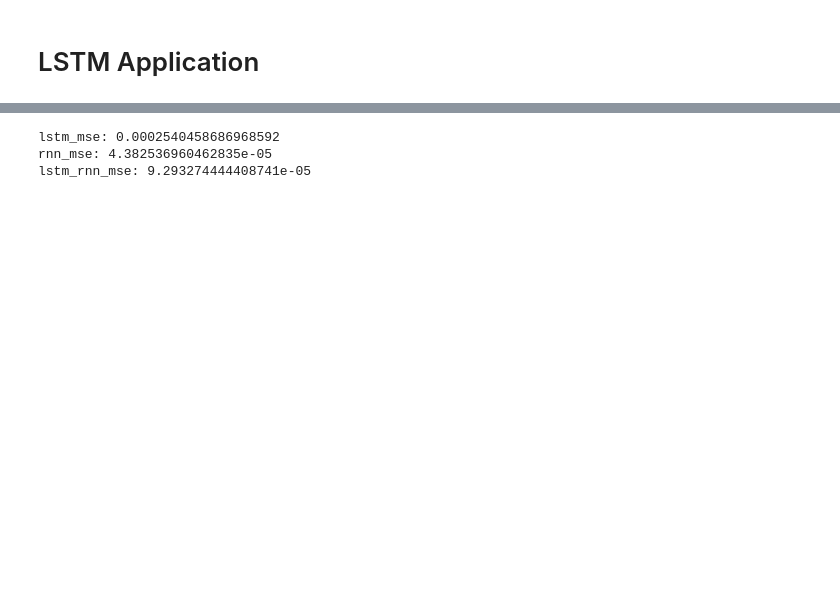
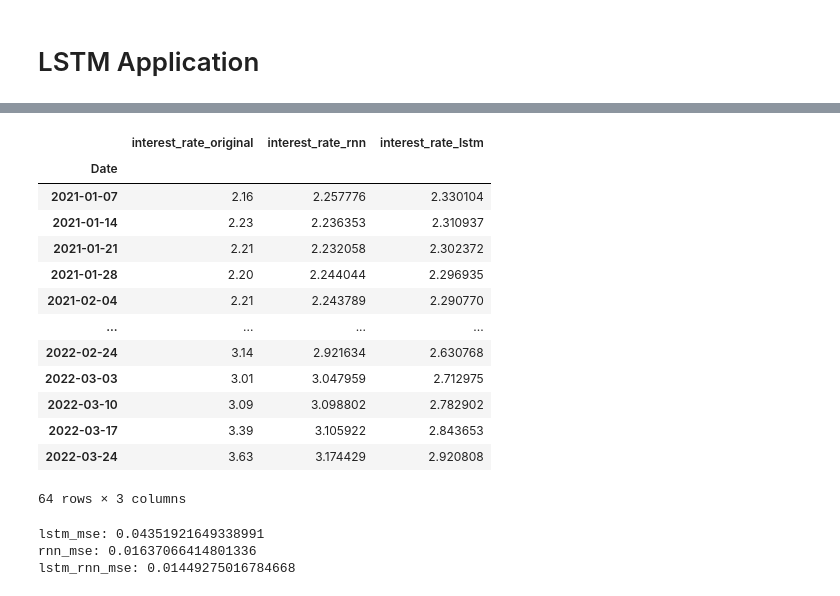
Before and after one commit to alisdghnia/rnn-lstm-interest-rate-prediction, a Jupyter notebook: RNN_LSTM_InterestRate_Prediction.ipynb, the cells around one changed output, grey strips where cells are left out. Cells and saved outputs as stored; diff of their text form; code cells hidden in the pictures; blank space fills up the shorter version.

```diff
--- a/RNN_LSTM_InterestRate_Prediction.ipynb
+++ b/RNN_LSTM_InterestRate_Prediction.ipynb
@@ -125,0 +135,5 @@ rnn_merge
+# %%
+final_df = ir[ir.index >= '2021-01-01']
+final_df.loc[:, 'interest_rate_rnn'] = predictions
+final_df = final_df.rename(columns={'interest_rate': 'interest_rate_original'})
+final_df
@@ -131,11 +165,18 @@ rnn_mse
 # %% [markdown]
 # LSTM Application
+# %%
+window_size = 50
+model = Sequential()
+model.add(SimpleRNN(50, activation='relu', input_shape=(window_size, 1)))
+model.add(Dense(1))
+
+model.compile(optimizer='adam', loss='mean_squared_error')
+
+history = model.fit(x_train, y_train, epochs=20)
 # %%
 model = Sequential()
-model.add(LSTM(50, activation='tanh', input_shape=(1, 1)))
+model.add(LSTM(50, activation='relu', input_shape=(window_size, 1)))
 model.add(Dense(1))
 model.compile(optimizer='adam', loss='mean_squared_error')
-model.fit(x_train, y_train, epochs=10, batch_size=5)
-
-y_pred_lstm = model.predict(x_test)
+model.fit(x_train, y_train, epochs=20)
 # %% [output]
@@ -200,0 +202,18 @@ lstm_rnn_merge
+# %%
+# start with the first sequence from the test data
+last_sequence = np.array(test['interest_rate'])[:window_size].reshape(-1, 1)  # reshape to make sure it's 2D
+
+lstm_predictions = []
+
+# use the 50 + len(ir[ir.index >= '2021-01-01']) data that we assigned earlier
+# to predict for the entire length of the ir[ir.index >= '2021-01-01'] data
+for i in range(len(test) - window_size):
+    prediction = model.predict(last_sequence.reshape(1, window_size, 1))
+    lstm_predictions.append(prediction[0, 0])
+
+    # reshape the next value to be appended
+    next_value = np.array(test['interest_rate'])[i + window_size].reshape(-1, 1)
+
+    last_sequence = np.append(last_sequence[1:], next_value, axis=0)
+
+print(lstm_predictions)
@@ -201,11 +238,29 @@ lstm_rnn_merge
+# %%
+final_df.loc[:, 'interest_rate_lstm'] = lstm_predictions
+final_df
+# %% [output]
+|  | interest_rate_original | interest_rate_rnn | interest_rate_lstm |
+| Date |  |  |  |
+| 2021-01-07 | 2.16 | 2.257776 | 2.330104 |
+| 2021-01-14 | 2.23 | 2.236353 | 2.310937 |
+| 2021-01-21 | 2.21 | 2.232058 | 2.302372 |
+| 2021-01-28 | 2.20 | 2.244044 | 2.296935 |
+| 2021-02-04 | 2.21 | 2.243789 | 2.290770 |
+| ... | ... | ... | ... |
+| 2022-02-24 | 3.14 | 2.921634 | 2.630768 |
+| 2022-03-03 | 3.01 | 3.047959 | 2.712975 |
+| 2022-03-10 | 3.09 | 3.098802 | 2.782902 |
+| 2022-03-17 | 3.39 | 3.105922 | 2.843653 |
+| 2022-03-24 | 3.63 | 3.174429 | 2.920808 |
+64 rows × 3 columns
 # %%
-lstm_mse = np.mean((lstm_rnn_merge['interest_rate_lstm'] - lstm_rnn_merge['interest_rate_original'])**2)
-rnn_mse = np.mean((lstm_rnn_merge['interest_rate_rnn'] - lstm_rnn_merge['interest_rate_original'])**2)
-lstm_rnn_mse = np.mean((lstm_rnn_merge['interest_rate_lstm'] - lstm_rnn_merge['interest_rate_rnn'])**2)
+lstm_mse = np.mean((final_df['interest_rate_lstm'] - final_df['interest_rate_original'])**2)
+rnn_mse = np.mean((final_df['interest_rate_rnn'] - final_df['interest_rate_original'])**2)
+lstm_rnn_mse = np.mean((final_df['interest_rate_lstm'] - final_df['interest_rate_rnn'])**2)
 print(f'lstm_mse: {lstm_mse}')
 print(f'rnn_mse: {rnn_mse}')
 print(f'lstm_rnn_mse: {lstm_rnn_mse}')
 # %% [output]
-lstm_mse: 0.0002540458686968592
-rnn_mse: 4.382536960462835e-05
-lstm_rnn_mse: 9.293274444408741e-05
+lstm_mse: 0.04351921649338991
+rnn_mse: 0.01637066414801336
+lstm_rnn_mse: 0.01449275016784668
```
Also changed, not shown: parts of 15 cells of this notebook.
